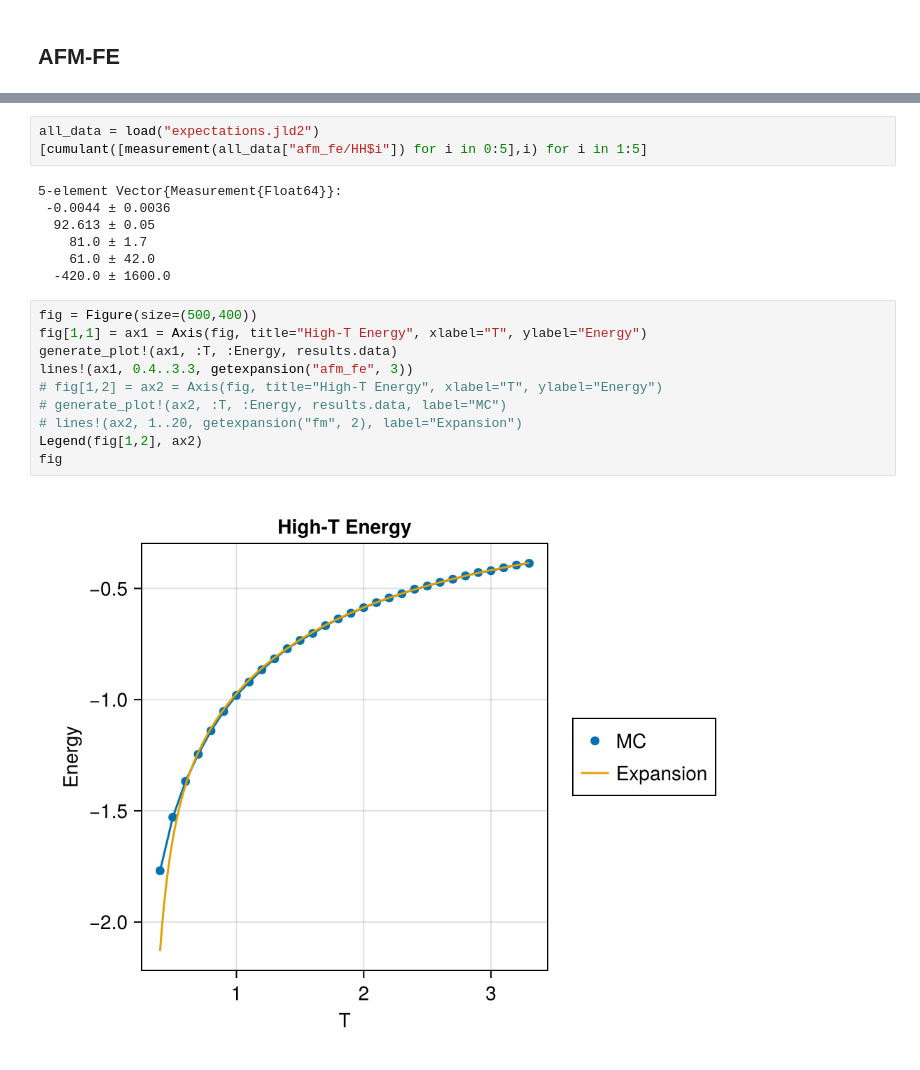
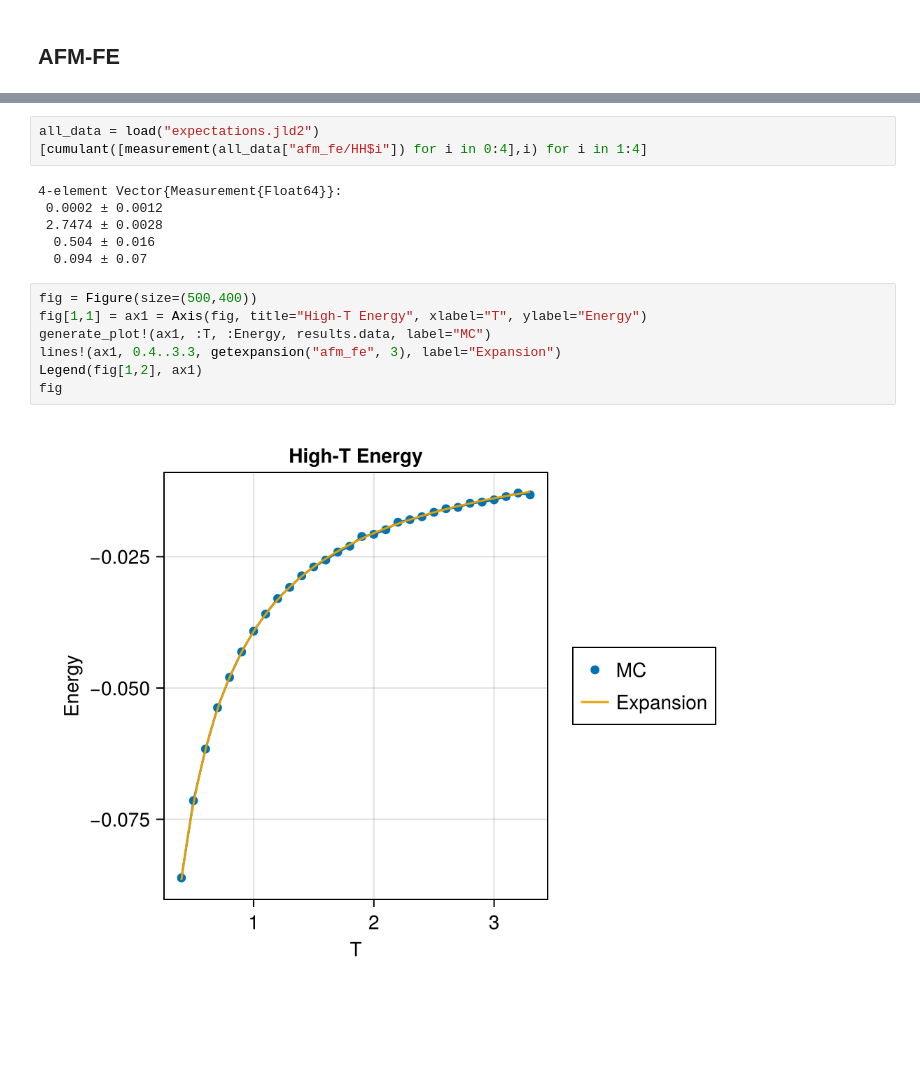
Before and after one commit to PatXue/WignerMolecule.jl, a Jupyter notebook: high-temp/plotting.ipynb, the cells around one changed output, grey strips where cells are left out. Drawn from its saved outputs; the diff is of its cells as text; blank space fills up the shorter version.

Commit message:
Plot expansion vs MC for afm-afe

```diff
--- a/high-temp/plotting.ipynb
+++ b/high-temp/plotting.ipynb
@@ -214,26 +214,22 @@ JobResult("../jobs", "afm-fe-high-t", 30×54 DataFrame
                                                   52 columns and 15 rows omitted)
 # %%
 all_data = load("expectations.jld2")
-[cumulant([measurement(all_data["afm_fe/HH$i"]) for i in 0:5],i) for i in 1:5]
+[cumulant([measurement(all_data["afm_fe/HH$i"]) for i in 0:4],i) for i in 1:4]
 # %% [output]
-5-element Vector{Measurement{Float64}}:
- -0.0044 ± 0.0036
-  92.613 ± 0.05
-    81.0 ± 1.7
-    61.0 ± 42.0
-  -420.0 ± 1600.0
+4-element Vector{Measurement{Float64}}:
+ 0.0002 ± 0.0012
+ 2.7474 ± 0.0028
+  0.504 ± 0.016
+  0.094 ± 0.07
 # %%
 fig = Figure(size=(500,400))
 fig[1,1] = ax1 = Axis(fig, title="High-T Energy", xlabel="T", ylabel="Energy")
-generate_plot!(ax1, :T, :Energy, results.data)
-lines!(ax1, 0.4..3.3, getexpansion("afm_fe", 3))
-# fig[1,2] = ax2 = Axis(fig, title="High-T Energy", xlabel="T", ylabel="Energy")
-# generate_plot!(ax2, :T, :Energy, results.data, label="MC")
-# lines!(ax2, 1..20, getexpansion("fm", 2), label="Expansion")
-Legend(fig[1,2], ax2)
+generate_plot!(ax1, :T, :Energy, results.data, label="MC")
+lines!(ax1, 0.4..3.3, getexpansion("afm_fe", 3), label="Expansion")
+Legend(fig[1,2], ax1)
 fig
 # %% [output]
-[figure, old version]
+[figure, new version]
 # %%
 fig = Figure(size=(800,400))
 fig[1,1] = ax1 = Axis(fig, title="High-T S M", xlabel="T", ylabel="S M")
```
Also changed, not shown: parts of 8 cells of this notebook.
